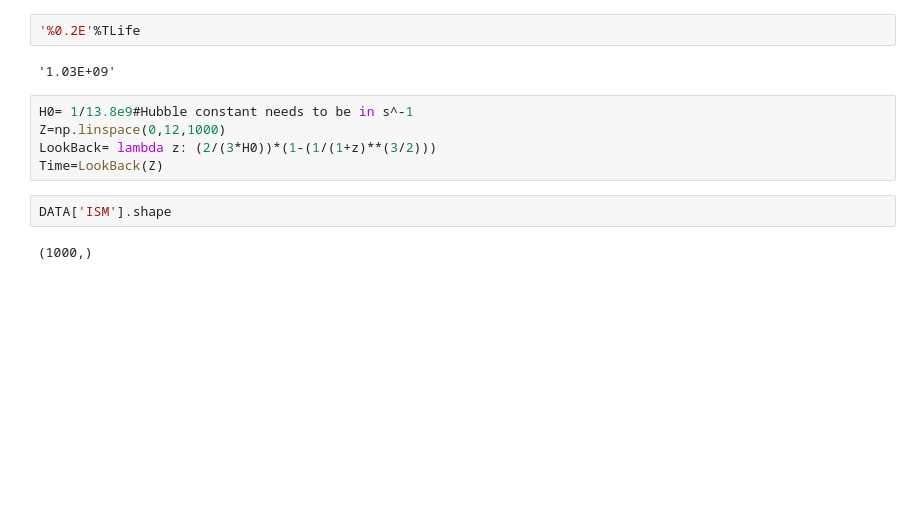
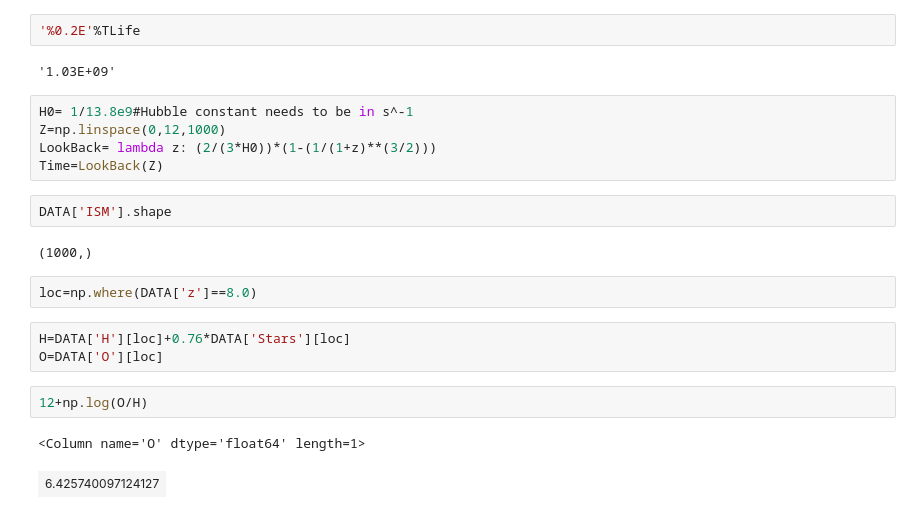
Before and after one commit to KKamp2015/Astro2Project, a Jupyter notebook: Checking.ipynb, the cells around one changed output. Drawn from its saved outputs; the diff is of its cells as text; blank space fills up the shorter version.

```diff
--- a/Checking.ipynb
+++ b/Checking.ipynb
@@ -178,3 +178,13 @@ Time=LookBack(Z)
 DATA['ISM'].shape
 # %% [output]
 (1000,)
+# %%
+loc=np.where(DATA['z']==8.0)
+# %%
+H=DATA['H'][loc]+0.76*DATA['Stars'][loc]
+O=DATA['O'][loc]
+# %%
+12+np.log(O/H)
+# %% [output]
+<Column name='O' dtype='float64' length=1>
+| 6.425740097124127 |
```
